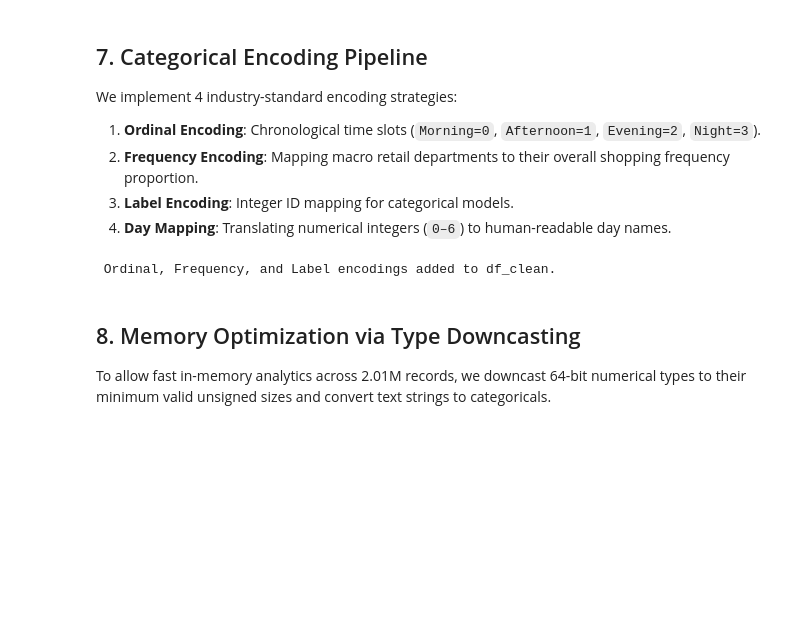
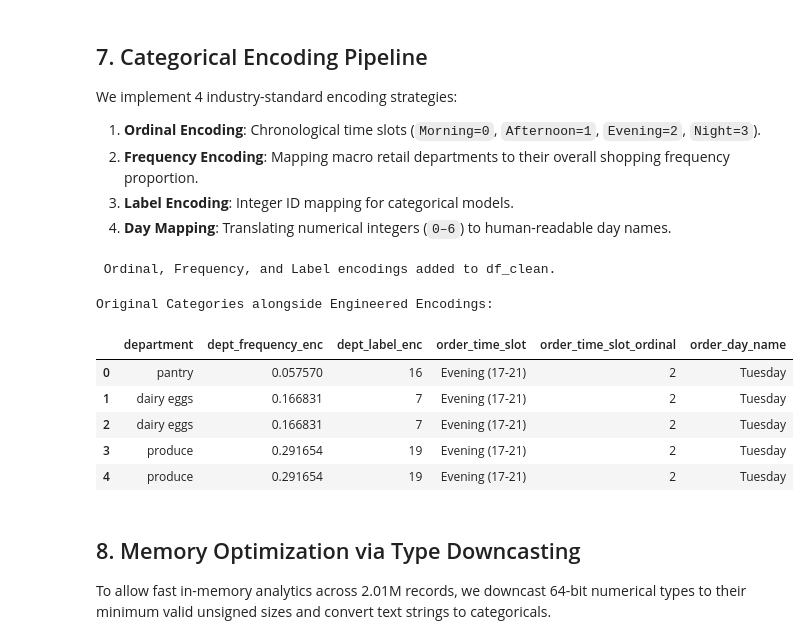
Before and after one commit to Chathuka-Pehesara/supermarket-basket-reorder-analytics, a Jupyter notebook: notebooks/01_eda_preprocessing.ipynb, the cells around one changed output. Cells and saved outputs as stored; diff of their text form; code cells hidden in the pictures; blank space fills up the shorter version.

```diff
--- a/notebooks/01_eda_preprocessing.ipynb
+++ b/notebooks/01_eda_preprocessing.ipynb
@@ -338,6 +405,25 @@ df_clean["dept_label_enc"] = LabelEncoder().fit_transform(df_clean["department"]
 print(" Ordinal, Frequency, and Label encodings added to df_clean.")
 # %% [output]
  Ordinal, Frequency, and Label encodings added to df_clean.
+# %%
+inspect_cols = [
+    "department",
+    "dept_frequency_enc",
+    "dept_label_enc",
+    "order_time_slot",
+    "order_time_slot_ordinal",
+    "order_day_name"
+]
+print("Original Categories alongside Engineered Encodings:")
+display(df_clean[inspect_cols].head(5))
+# %% [output]
+Original Categories alongside Engineered Encodings:
+|  | department | dept_frequency_enc | dept_label_enc | order_time_slot | order_time_slot_ordinal | order_day_name |
+| 0 | pantry | 0.057570 | 16 | Evening (17-21) | 2 | Tuesday |
+| 1 | dairy eggs | 0.166831 | 7 | Evening (17-21) | 2 | Tuesday |
+| 2 | dairy eggs | 0.166831 | 7 | Evening (17-21) | 2 | Tuesday |
+| 3 | produce | 0.291654 | 19 | Evening (17-21) | 2 | Tuesday |
+| 4 | produce | 0.291654 | 19 | Evening (17-21) | 2 | Tuesday |
 # %% [markdown]
 ## 8. Memory Optimization via Type Downcasting
 To allow fast in-memory analytics across 2.01M records, we downcast 64-bit numerical types to their minimum valid unsigned sizes and convert text strings to categoricals.
```
Also changed, not shown: parts of 6 cells of this notebook.
